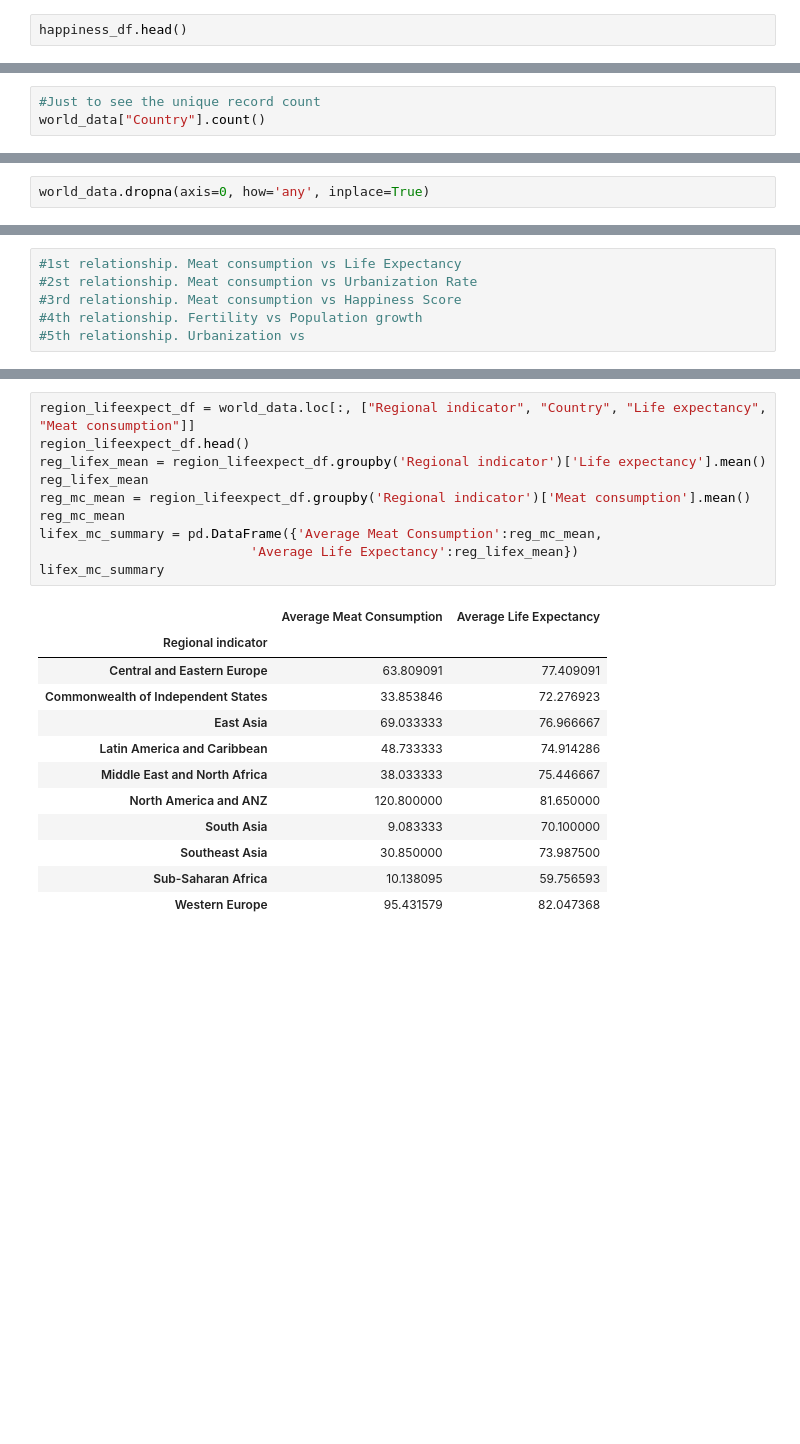
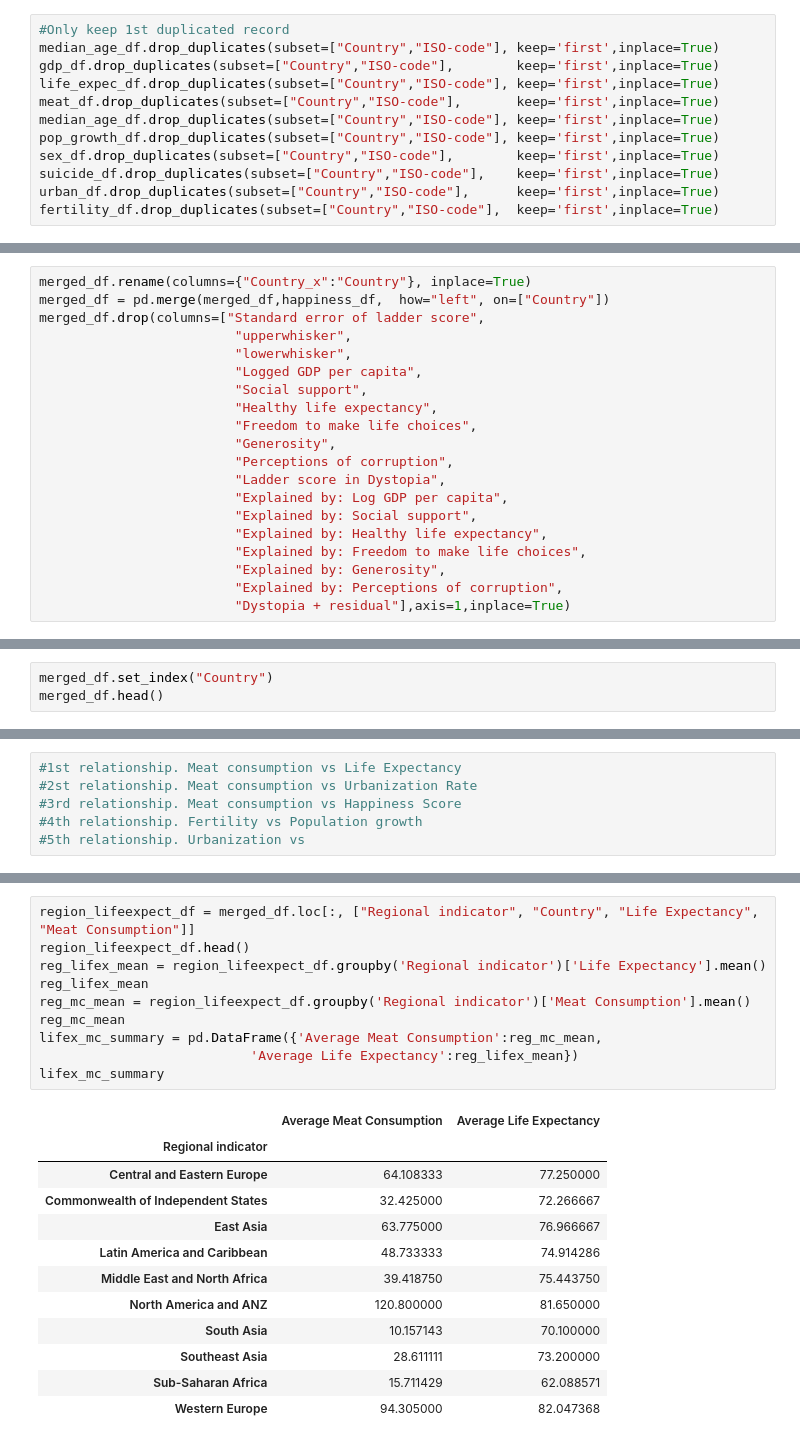
Before and after one commit to ermcgrew/bootcamp_project_one, a Jupyter notebook: data_analysis.ipynb, the cells around one changed output, grey strips where cells are left out. Cells and saved outputs as stored; diff of their text form; blank space fills up the shorter version.

```diff
--- a/data_analysis.ipynb
+++ b/data_analysis.ipynb
@@ -42,2 +72,12 @@ world_data.head()
 # %%
-happiness_df.head()
+#Only keep 1st duplicated record
+median_age_df.drop_duplicates(subset=["Country","ISO-code"], keep='first',inplace=True)
+gdp_df.drop_duplicates(subset=["Country","ISO-code"],        keep='first',inplace=True)
+life_expec_df.drop_duplicates(subset=["Country","ISO-code"], keep='first',inplace=True)
+meat_df.drop_duplicates(subset=["Country","ISO-code"],       keep='first',inplace=True)
+median_age_df.drop_duplicates(subset=["Country","ISO-code"], keep='first',inplace=True)
+pop_growth_df.drop_duplicates(subset=["Country","ISO-code"], keep='first',inplace=True)
+sex_df.drop_duplicates(subset=["Country","ISO-code"],        keep='first',inplace=True)
+suicide_df.drop_duplicates(subset=["Country","ISO-code"],    keep='first',inplace=True)
+urban_df.drop_duplicates(subset=["Country","ISO-code"],      keep='first',inplace=True)
+fertility_df.drop_duplicates(subset=["Country","ISO-code"],  keep='first',inplace=True)
@@ -97,3 +156,20 @@ world_data.head(70)
 # %%
-#Just to see the unique record count
-world_data["Country"].count()
+merged_df.rename(columns={"Country_x":"Country"}, inplace=True)
+merged_df = pd.merge(merged_df,happiness_df,  how="left", on=["Country"])
+merged_df.drop(columns=["Standard error of ladder score",
+                         "upperwhisker",
+                         "lowerwhisker",
+                         "Logged GDP per capita",
+                         "Social support",
+                         "Healthy life expectancy",
+                         "Freedom to make life choices",
+                         "Generosity",
+                         "Perceptions of corruption",
+                         "Ladder score in Dystopia",
+                         "Explained by: Log GDP per capita",
+                         "Explained by: Social support",
+                         "Explained by: Healthy life expectancy",
+                         "Explained by: Freedom to make life choices",
+                         "Explained by: Generosity",
+                         "Explained by: Perceptions of corruption",
+                         "Dystopia + residual"],axis=1,inplace=True)
@@ -120,2 +183,3 @@ dtype: int64
 # %%
-world_data.dropna(axis=0, how='any', inplace=True)
+merged_df.set_index("Country")
+merged_df.head()
@@ -222,26 +298,26 @@ plt.show()
 # %%
-region_lifeexpect_df = world_data.loc[:, ["Regional indicator", "Country", "Life expectancy", "Meat consumption"]]
+region_lifeexpect_df = merged_df.loc[:, ["Regional indicator", "Country", "Life Expectancy", "Meat Consumption"]]
 region_lifeexpect_df.head()
-reg_lifex_mean = region_lifeexpect_df.groupby('Regional indicator')['Life expectancy'].mean()
+reg_lifex_mean = region_lifeexpect_df.groupby('Regional indicator')['Life Expectancy'].mean()
 reg_lifex_mean
-reg_mc_mean = region_lifeexpect_df.groupby('Regional indicator')['Meat consumption'].mean()
+reg_mc_mean = region_lifeexpect_df.groupby('Regional indicator')['Meat Consumption'].mean()
 reg_mc_mean
 lifex_mc_summary = pd.DataFrame({'Average Meat Consumption':reg_mc_mean,
                            'Average Life Expectancy':reg_lifex_mean})
 lifex_mc_summary
 # %% [output]
 |  | Average Meat Consumption | Average Life Expectancy |
 | Regional indicator |  |  |
-| Central and Eastern Europe | 63.809091 | 77.409091 |
-| Commonwealth of Independent States | 33.853846 | 72.276923 |
-| East Asia | 69.033333 | 76.966667 |
+| Central and Eastern Europe | 64.108333 | 77.250000 |
+| Commonwealth of Independent States | 32.425000 | 72.266667 |
+| East Asia | 63.775000 | 76.966667 |
 | Latin America and Caribbean | 48.733333 | 74.914286 |
-| Middle East and North Africa | 38.033333 | 75.446667 |
+| Middle East and North Africa | 39.418750 | 75.443750 |
 | North America and ANZ | 120.800000 | 81.650000 |
-| South Asia | 9.083333 | 70.100000 |
-| Southeast Asia | 30.850000 | 73.987500 |
-| Sub-Saharan Africa | 10.138095 | 59.756593 |
-| Western Europe | 95.431579 | 82.047368 |
+| South Asia | 10.157143 | 70.100000 |
+| Southeast Asia | 28.611111 | 73.200000 |
+| Sub-Saharan Africa | 15.711429 | 62.088571 |
+| Western Europe | 94.305000 | 82.047368 |
 # %%
 pd_plot = reg_mc_mean.plot.bar(figsize=(15,10),color = 'y')
 plt.title("Average Meat Consumption per Region",fontsize=25)
```
Also changed, not shown: parts of 25 cells of this notebook.
